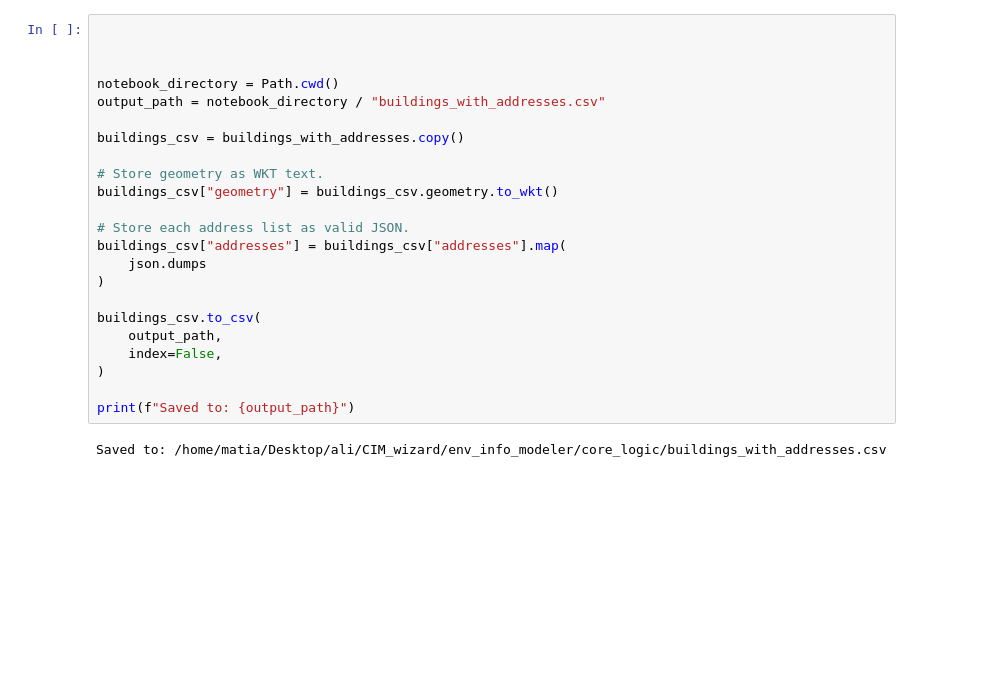
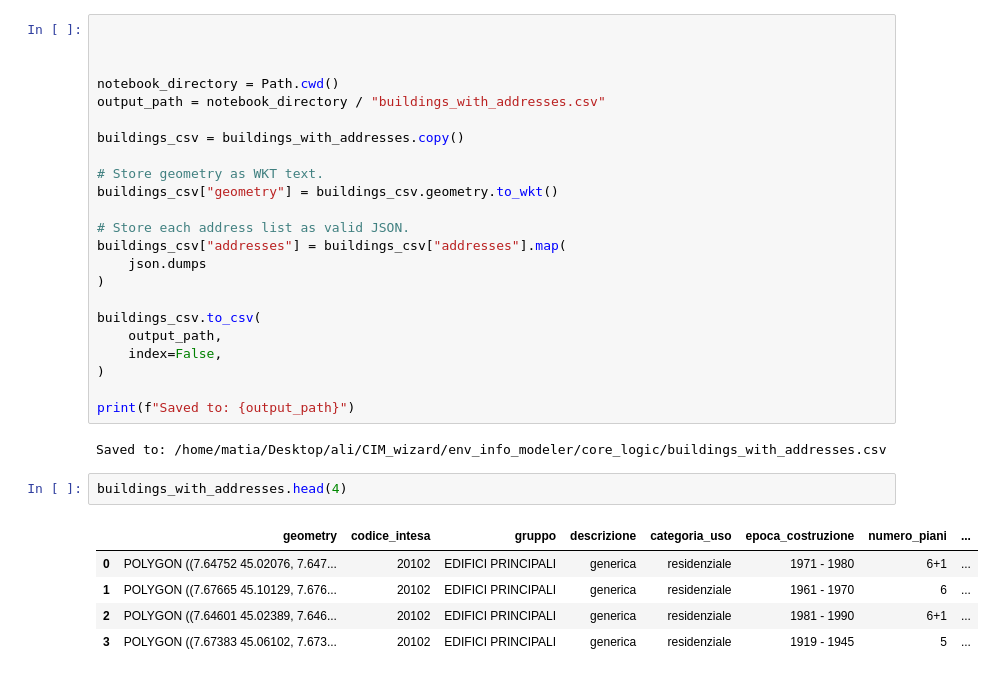
Before and after one commit to energycenterlab/CIM_wizard, a Jupyter notebook: env_info_modeler/core_logic/env_gdf.ipynb, the cells around one changed output. Drawn from its saved outputs; the diff is of its cells as text; blank space fills up the shorter version.

```diff
--- a/env_info_modeler/core_logic/env_gdf.ipynb
+++ b/env_info_modeler/core_logic/env_gdf.ipynb
@@ -660,3 +660,11 @@ buildings_csv.to_csv(
 print(f"Saved to: {output_path}")
 # %% [output]
 Saved to: /home/matia/Desktop/ali/CIM_wizard/env_info_modeler/core_logic/buildings_with_addresses.csv
+# %%
+buildings_with_addresses.head(4)
+# %% [output]
+|  | geometry | codice_intesa | gruppo | descrizione | categoria_uso | epoca_costruzione | numero_piani | ... |
+| 0 | POLYGON ((7.64752 45.02076, 7.647... | 20102 | EDIFICI PRINCIPALI | generica | residenziale | 1971 - 1980 | 6+1 | ... |
+| 1 | POLYGON ((7.67665 45.10129, 7.676... | 20102 | EDIFICI PRINCIPALI | generica | residenziale | 1961 - 1970 | 6 | ... |
+| 2 | POLYGON ((7.64601 45.02389, 7.646... | 20102 | EDIFICI PRINCIPALI | generica | residenziale | 1981 - 1990 | 6+1 | ... |
+| 3 | POLYGON ((7.67383 45.06102, 7.673... | 20102 | EDIFICI PRINCIPALI | generica | residenziale | 1919 - 1945 | 5 | ... |
```
Also changed, not shown: parts of 1 cell of this notebook, 14 other files.
